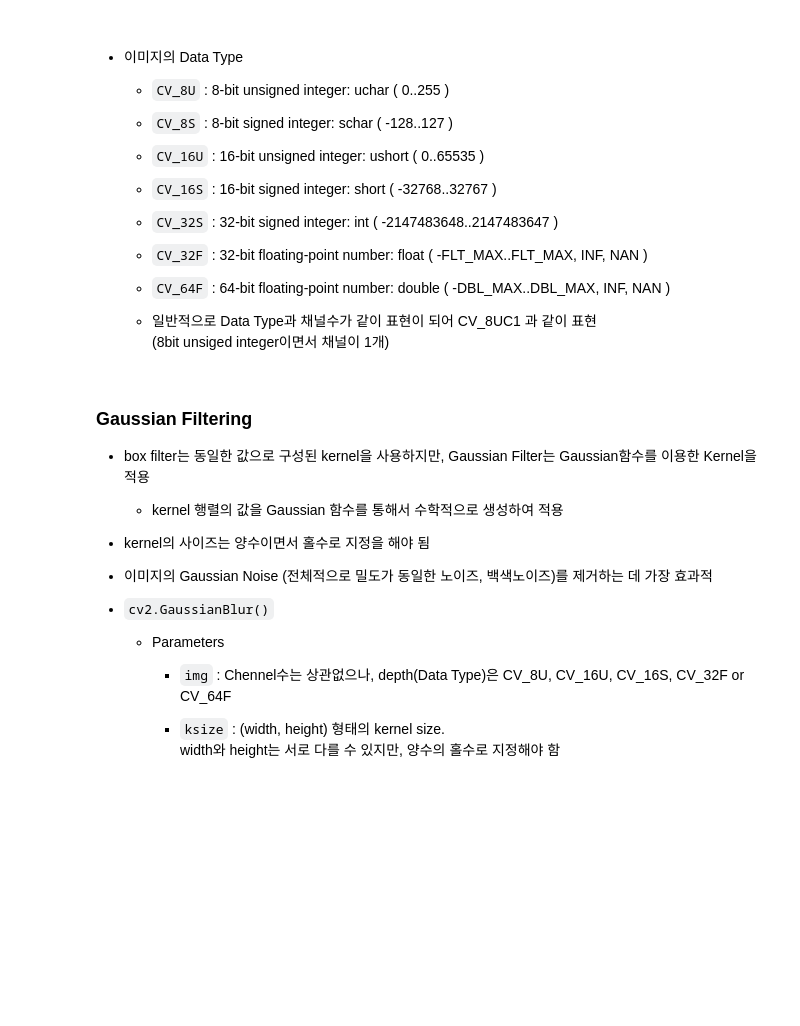
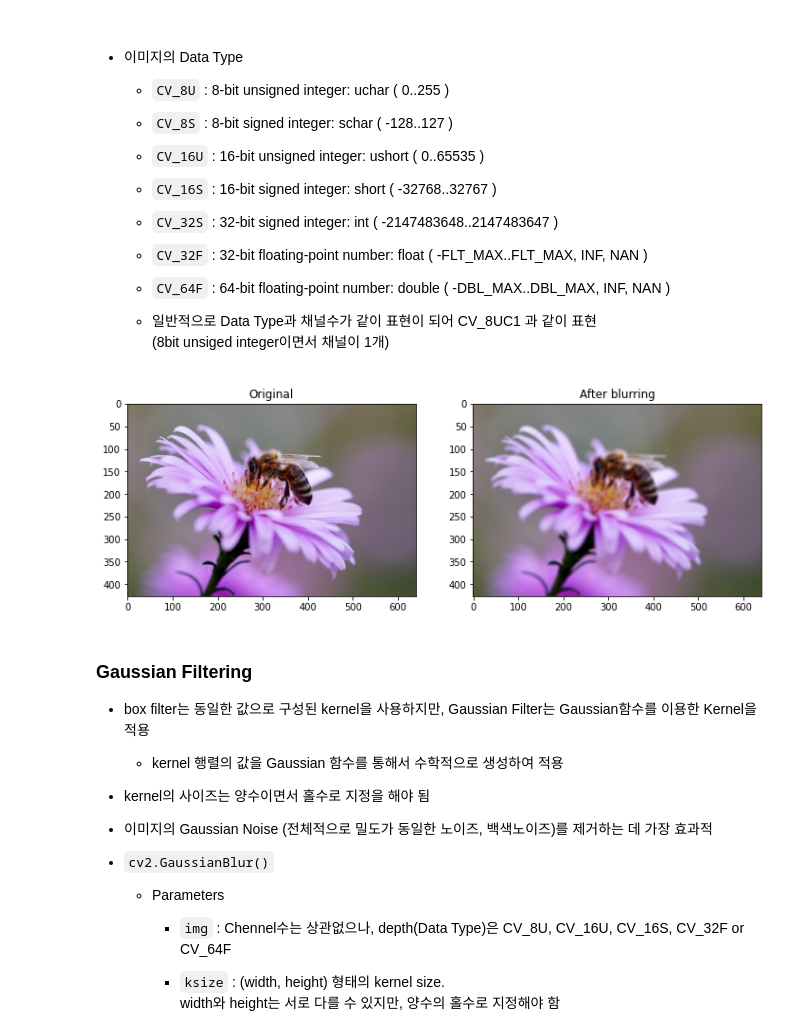
Before and after one commit to 0jipy/DeepLearning_2022_01, a Jupyter notebook: 11.OpenCV/07_Image_Smoothing.ipynb, the cells around one changed output. Saved outputs shown, nothing was run; the diff lists cells and outputs as text; code cells hidden in the pictures; blank space fills up the shorter version.

```diff
--- a/11.OpenCV/07_Image_Smoothing.ipynb
+++ b/11.OpenCV/07_Image_Smoothing.ipynb
@@ -68,6 +128,14 @@
 
   - 일반적으로 Data Type과 채널수가 같이 표현이 되어 CV_8UC1 과 같이 표현
     (8bit unsiged integer이면서 채널이 1개)
+# %%
+dst1 = cv2.blur(img, ksize=(7,7))
+plt.figure(figsize=(12,5))
+plt.subplot(121), plt.imshow(img), plt.title('Original')
+plt.subplot(122), plt.imshow(dst1), plt.title('After blurring')
+plt.show()
+# %% [output]
+[figure, added]
 # %% [markdown]
 ### Gaussian Filtering
 
```
Also changed, not shown: parts of 12 cells of this notebook.
